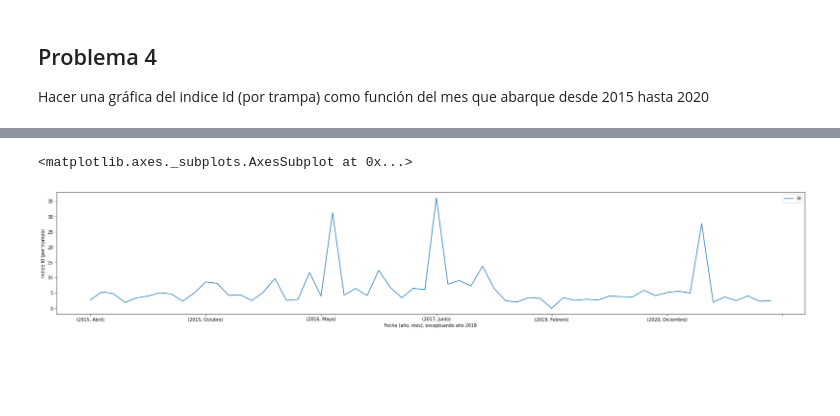
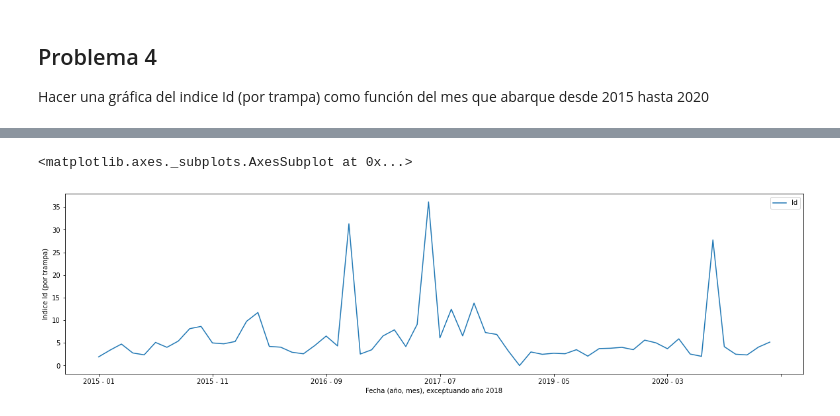
Before and after one commit to HugoMagos0725/Analisis_de_datos, a Jupyter notebook: Proyecto1_Estadistica_Descriptiva.ipynb, the cells around one changed output, grey strips where cells are left out. Drawn from its saved outputs; the diff is of its cells as text; code cells hidden in the pictures; blank space fills up the shorter version.

```diff
--- a/Proyecto1_Estadistica_Descriptiva.ipynb
+++ b/Proyecto1_Estadistica_Descriptiva.ipynb
@@ -138,11 +138,11 @@ def obtener_id (x,year):
   prom=x.groupby('Mes')['No_DiaphorinasXtrampa'].mean()
 
   id=varianza/prom
+
   id=DataFrame(id)
-  id.index=['Enero','Febrero','Marzo','Abril','Mayo','Junio','Julio','Agosto','Septiembre','Octubre','Noviembre','Diciembre']
+  id.index=['01','02','03','04','05','06','07','08','09','10','11','12']
   id=id.reset_index()
-  #id.columns=[['Mes','id']]
-  id['año']=year*np.ones(12).astype(int)
+  id['año']=((year*np.ones(12).astype(int))).astype(str)
 
   return(id)
 
@@ -158,4 +158,3 @@ for i in range(2016,2021):
     cd.reset_index(drop=True, inplace=True)
 
 cd.columns=['Mes','Id','Año']
-cd
@@ -180,7 +161,7 @@ cd
 # %%
-cd=cd.groupby(['Año','Mes']).sum()
-
-cd.plot(xlabel='Fecha (año, mes), exceptuando año 2018',ylabel='Indice Id (por trampa)',figsize=(30,5))
+cd['Fecha']=cd.Año.str.cat(cd.Mes, sep=' - ',)
+cd=cd.groupby('Fecha').sum()
+cd.plot(xlabel='Fecha (año, mes), exceptuando año 2018',ylabel='Indice Id (por trampa)',figsize=(20,5))
 # %% [output]
 <matplotlib.axes._subplots.AxesSubplot at 0x...>
-[figure, old version]
+[figure, new version]
```
Also changed, not shown: parts of 3 cells of this notebook.
